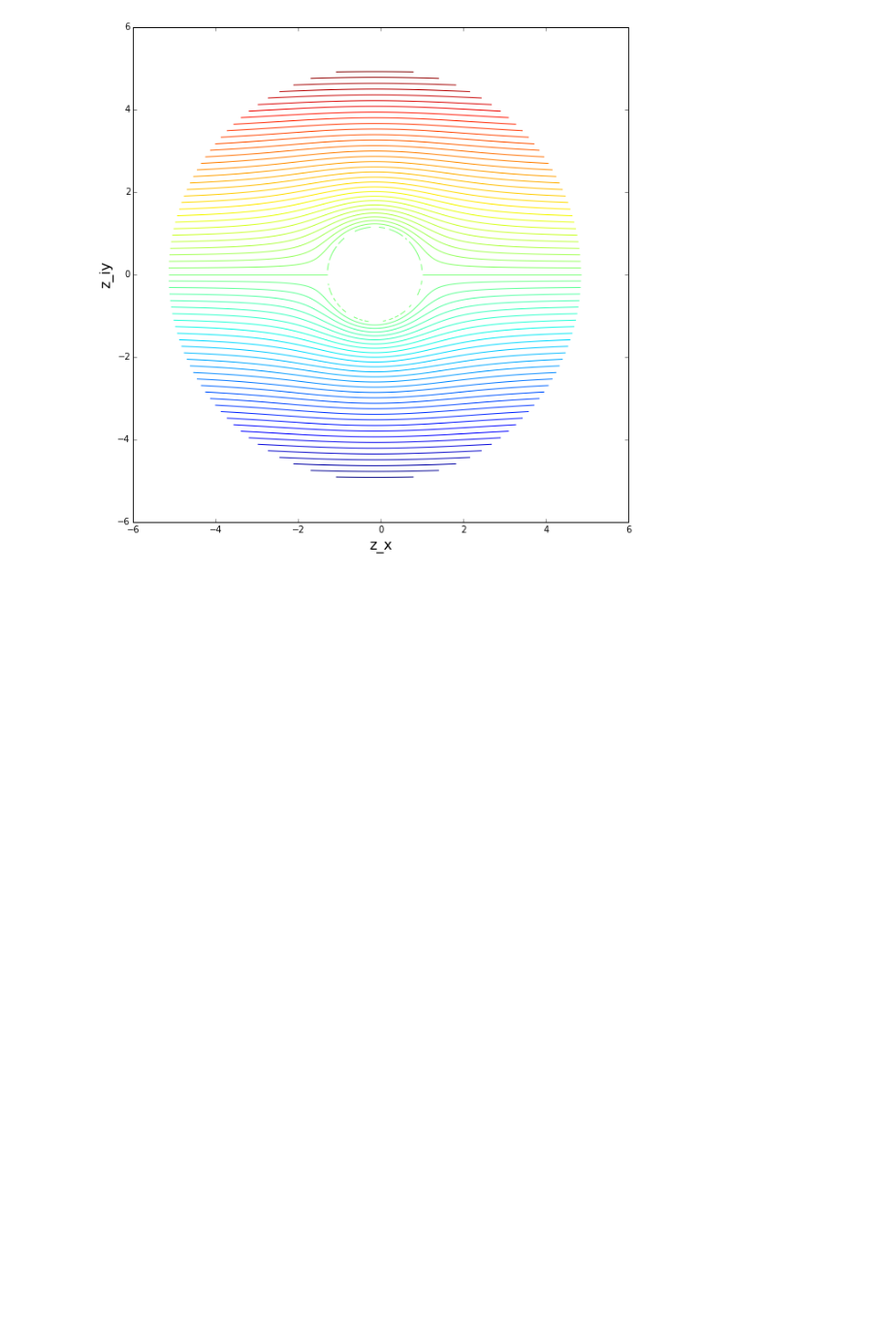
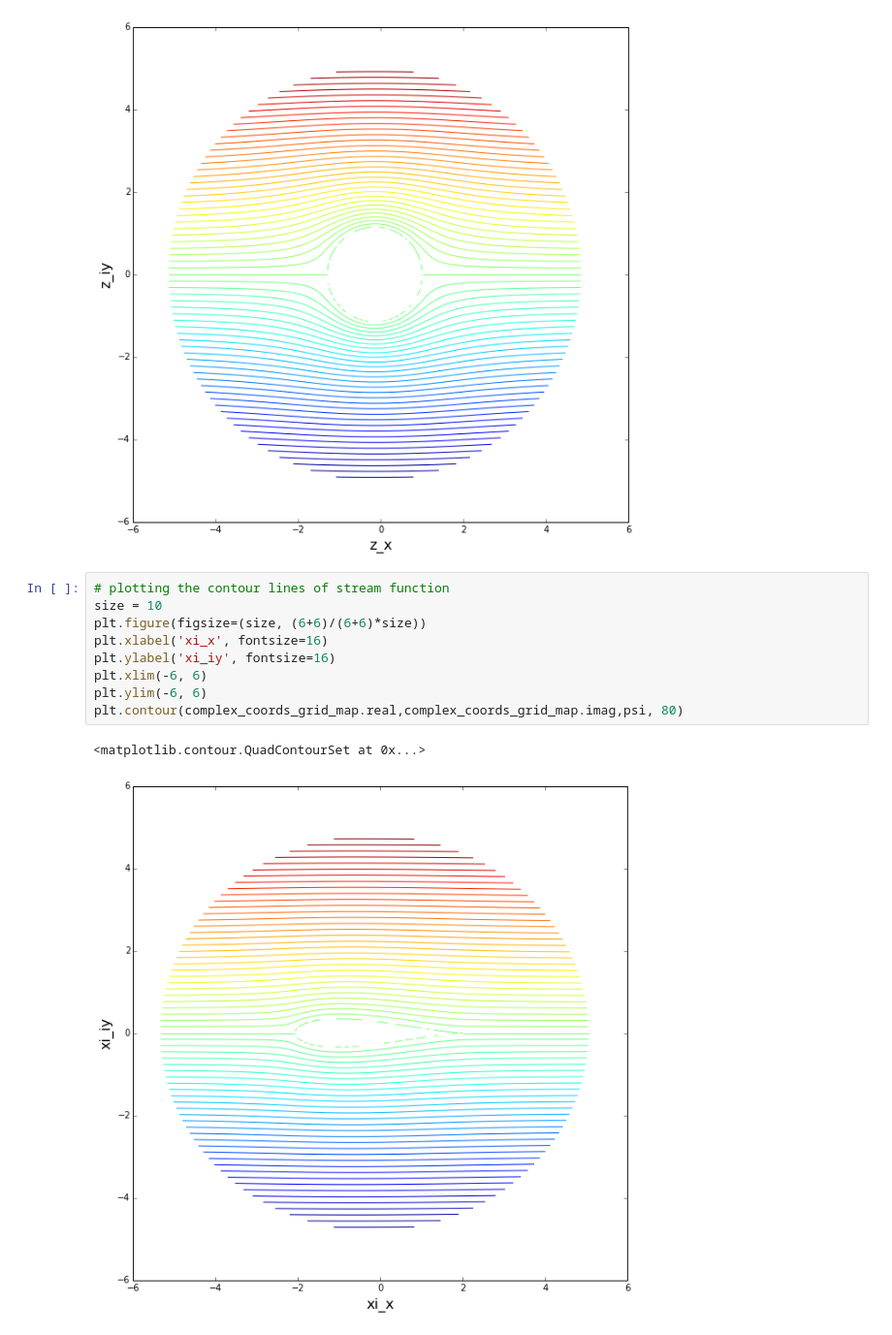
Before and after one commit to chiseler/AeroPython, a Jupyter notebook: lessons/nd_06_Lesson06_Assignment.ipynb, the cells around one changed output. Shown at 97% size. Drawn from its saved outputs; the diff is of its cells as text; blank space fills up the shorter version.

```diff
--- a/lessons/nd_06_Lesson06_Assignment.ipynb
+++ b/lessons/nd_06_Lesson06_Assignment.ipynb
@@ -364,3 +340,15 @@ plt.contour(rect_grid[0],rect_grid[1],psi, 80)
 # %% [output]
 <matplotlib.contour.QuadContourSet at 0x...>
 [figure]
+# %%
+# plotting the contour lines of stream function
+size = 10
+plt.figure(figsize=(size, (6+6)/(6+6)*size))
+plt.xlabel('xi_x', fontsize=16)
+plt.ylabel('xi_iy', fontsize=16)
+plt.xlim(-6, 6)
+plt.ylim(-6, 6)
+plt.contour(complex_coords_grid_map.real,complex_coords_grid_map.imag,psi, 80)
+# %% [output]
+<matplotlib.contour.QuadContourSet at 0x...>
+[figure, added]
```
Also changed, not shown: parts of 11 cells of this notebook.
